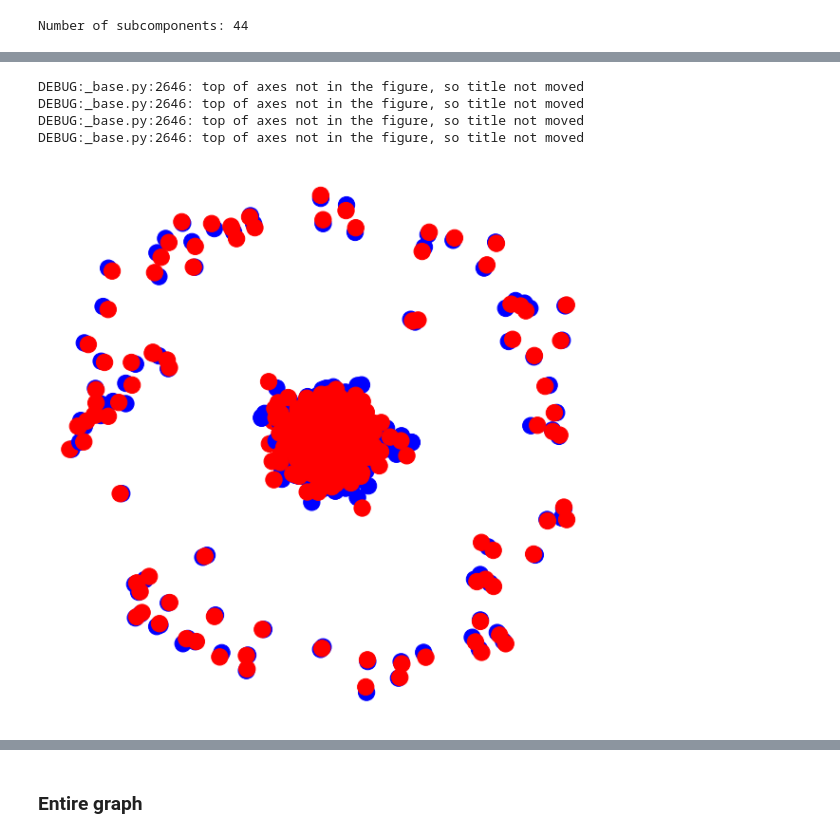
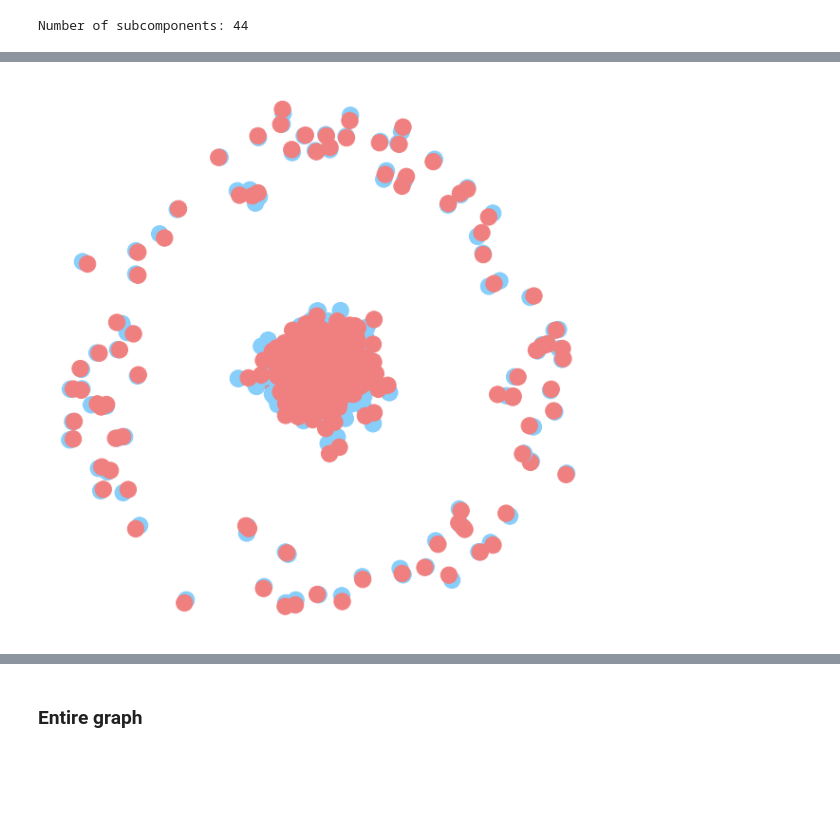
Before and after one commit to birgitsormus/noun-adj-classification, a Jupyter notebook: data exploration.ipynb, the cells around one changed output, grey strips where cells are left out. Drawn from its saved outputs; the diff is of its cells as text; code cells hidden in the pictures; blank space fills up the shorter version.

```diff
--- a/data exploration.ipynb
+++ b/data exploration.ipynb
@@ -2,7 +2,7 @@
 import psycopg2
 # %%
 con = psycopg2.connect(user = "postgres",
-                       password = "birgit123",
+                       password = "",
                        host = "127.0.0.1",
                        port = "5432",
                        database = "adj_noun_pairs")
@@ -1606,14 +1629,11 @@ G.add_edges_from(edges10k, frequency='top10000')
 # %%
 plt.figure(figsize=(8, 8))
 #pos = nx.drawing.layout.circular_layout(G)
-nx.draw(G, node_color=['blue' if G.nodes[node]['pos'] == 'noun' else 'red' for node in G.nodes()], edge_color=['black' if G.edges[edge]['frequency'] == 'top1000' else 'purple' for edge in G.edges()])
+nx.draw(G, node_color=['lightskyblue' if G.nodes[node]['pos'] == 'noun' else 'lightcoral' for node in G.nodes()], edge_color=['black' if G.edges[edge]['frequency'] == 'top1000' else 'purple' for edge in G.edges()])
+# plt.savefig("graaf_koik.png")
 plt.show()
 # %% [output]
-DEBUG:_base.py:2646: top of axes not in the figure, so title not moved
-DEBUG:_base.py:2646: top of axes not in the figure, so title not moved
-DEBUG:_base.py:2646: top of axes not in the figure, so title not moved
-DEBUG:_base.py:2646: top of axes not in the figure, so title not moved
-[figure, old version]
+[figure, new version]
 # %%
 largest_cc2 = G.subgraph(max(nx.connected_components(G), key=len)).copy()
 # %%
```
Also changed, not shown: parts of 16 cells of this notebook, 3 other files.
